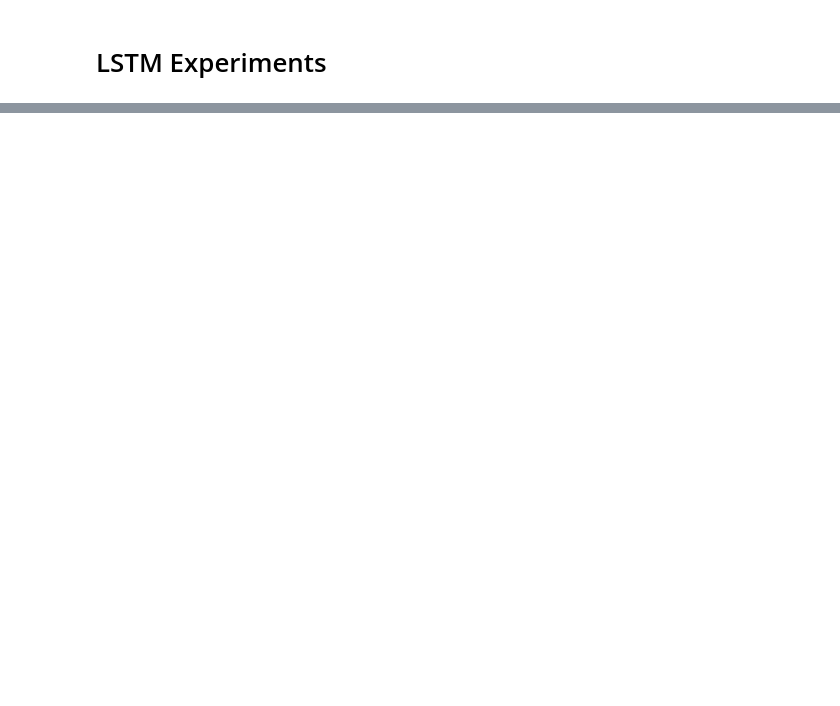
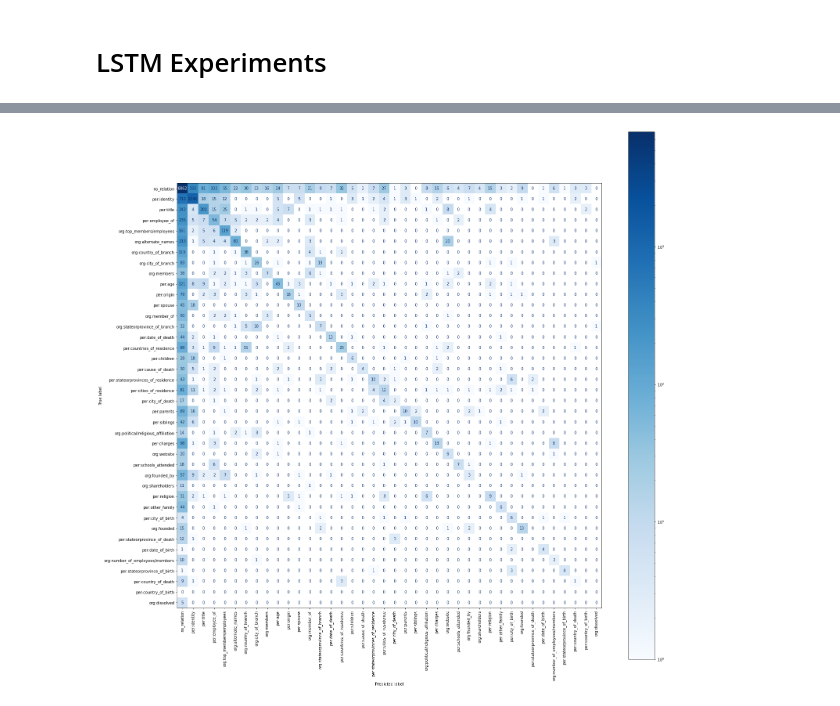
Before and after one commit to joehiggitt/relation-extraction, a Jupyter notebook: LSTM.ipynb, the cells around one changed output, grey strips where cells are left out. Drawn from its saved outputs; the diff is of its cells as text; code cells hidden in the pictures; blank space fills up the shorter version.

```diff
--- a/LSTM.ipynb
+++ b/LSTM.ipynb
@@ -454,0 +954,6 @@ weighted avg      0.699     0.690     0.670     13418
+# %%
+# Prepares text input
+X_test_pp = vectoriser(X_test)
+
+# Predicts binary class using model
+prediction_probs_1a = model10.predict([X_test_pp, X1_test, X2_test])
@@ -454,0 +962,14 @@ weighted avg      0.699     0.690     0.670     13418
+# %%
+# Splits test dataset based on binary classifications
+hr_mask = (prediction_probs_1a >= 0.5).flatten()
+X_test_pp_masked = X_test_pp[hr_mask]
+X1_test_masked = X1_test[hr_mask]
+X2_test_masked = X2_test[hr_mask]
+
+# Predicts relation class using model
+prediction_probs_1b = model11.predict([X_test_pp_masked, X1_test_masked, X2_test_masked])
+
+predictions_1 = np.zeros(len(hr_mask))
+predictions_1[hr_mask] = classify_multiclass_out(prediction_probs_1b) + 1
+
+true_data_1 = classify_multiclass_out(y_test)
@@ -454,0 +978,11 @@ weighted avg      0.699     0.690     0.670     13418
+# %%
+# Creates confusion matrix
+cm = confusion_matrix(true_data_1, predictions_1, labels=np.arange(len(labels)))
+
+# Plots confusion matrix
+fig, ax = plt.subplots(**BIG_FIG_PARAMS)
+dis = ConfusionMatrixDisplay(confusion_matrix=cm, display_labels=labels)
+dis.plot(ax=ax, **PLOT_PARAMS)
+plt.show()
+# %% [output]
+[figure, added]
```
Also changed, not shown: parts of 85 cells of this notebook, 12 other files.
